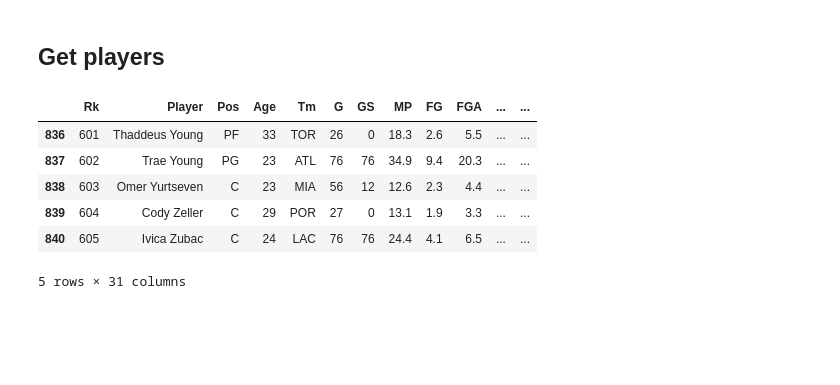
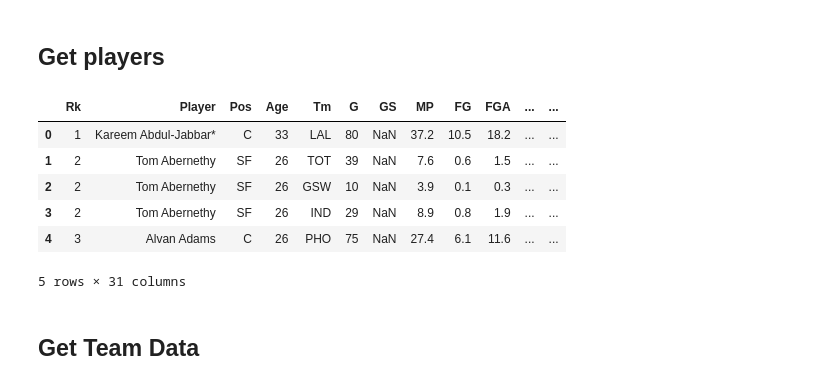
Before and after one commit to dcast822/NBA_analysis, a Jupyter notebook: webscrape_basketball_ref.ipynb, the cells around one changed output. Cells and saved outputs as stored; diff of their text form; code cells hidden in the pictures; blank space fills up the shorter version.

```diff
--- a/webscrape_basketball_ref.ipynb
+++ b/webscrape_basketball_ref.ipynb
@@ -127,13 +127,13 @@ for year in years:
 # %%
 player_df = pd.concat(players)
 # %%
-player_df.tail()
+player_df.head()
 # %% [output]
 |  | Rk | Player | Pos | Age | Tm | G | GS | MP | FG | FGA | ... | ... |
-| 836 | 601 | Thaddeus Young | PF | 33 | TOR | 26 | 0 | 18.3 | 2.6 | 5.5 | ... | ... |
-| 837 | 602 | Trae Young | PG | 23 | ATL | 76 | 76 | 34.9 | 9.4 | 20.3 | ... | ... |
-| 838 | 603 | Omer Yurtseven | C | 23 | MIA | 56 | 12 | 12.6 | 2.3 | 4.4 | ... | ... |
-| 839 | 604 | Cody Zeller | C | 29 | POR | 27 | 0 | 13.1 | 1.9 | 3.3 | ... | ... |
-| 840 | 605 | Ivica Zubac | C | 24 | LAC | 76 | 76 | 24.4 | 4.1 | 6.5 | ... | ... |
+| 0 | 1 | Kareem Abdul-Jabbar* | C | 33 | LAL | 80 | NaN | 37.2 | 10.5 | 18.2 | ... | ... |
+| 1 | 2 | Tom Abernethy | SF | 26 | TOT | 39 | NaN | 7.6 | 0.6 | 1.5 | ... | ... |
+| 2 | 2 | Tom Abernethy | SF | 26 | GSW | 10 | NaN | 3.9 | 0.1 | 0.3 | ... | ... |
+| 3 | 2 | Tom Abernethy | SF | 26 | IND | 29 | NaN | 8.9 | 0.8 | 1.9 | ... | ... |
+| 4 | 3 | Alvan Adams | C | 26 | PHO | 75 | NaN | 27.4 | 6.1 | 11.6 | ... | ... |
 5 rows × 31 columns
 # %%
@@ -140,0 +141,2 @@ player_df.to_csv("data/players.csv")
+# %% [markdown]
+## Get Team Data
```
Also changed, not shown: parts of 7 cells of this notebook, 43 other files.
